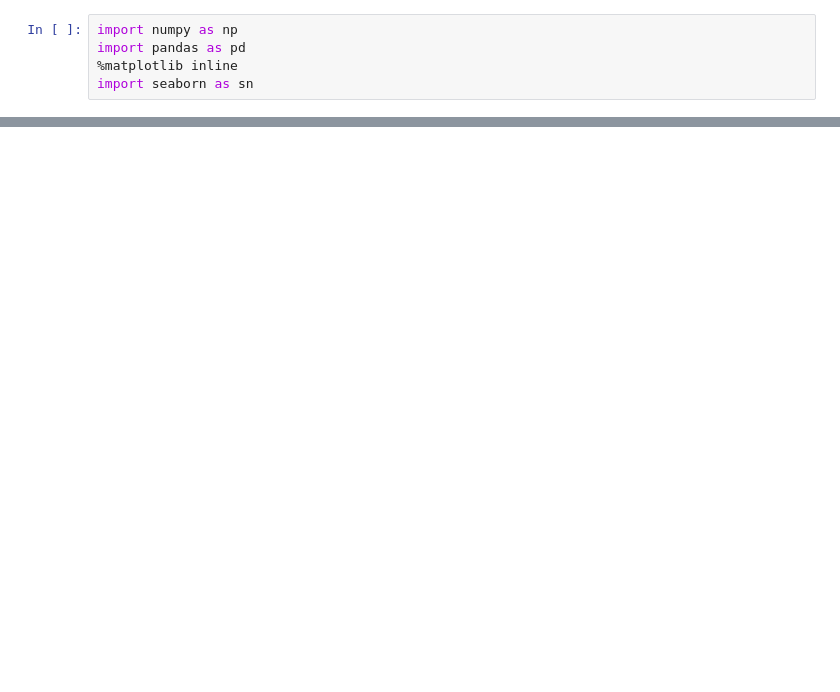
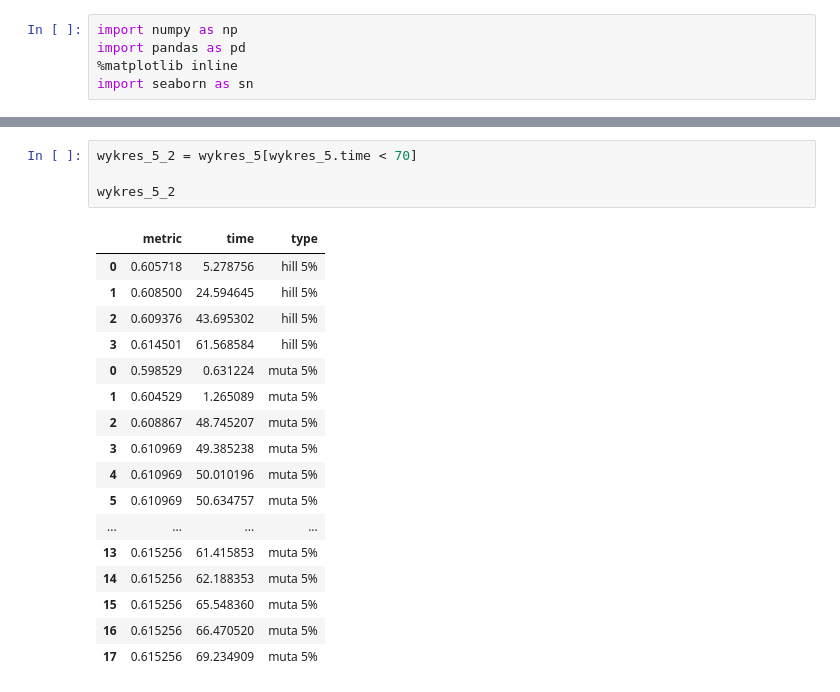
Before and after one commit to zmysloony/xgboost-params, a Jupyter notebook: Wykresixy.ipynb, the cells around one changed output, grey strips where cells are left out. Cells and saved outputs as stored; diff of their text form; blank space fills up the shorter version.

```diff
--- a/Wykresixy.ipynb
+++ b/Wykresixy.ipynb
@@ -40,0 +106,22 @@ dat
+# %%
+wykres_5_2 = wykres_5[wykres_5.time < 70]
+
+wykres_5_2
+# %% [output]
+|  | metric | time | type |
+| 0 | 0.605718 | 5.278756 | hill 5% |
+| 1 | 0.608500 | 24.594645 | hill 5% |
+| 2 | 0.609376 | 43.695302 | hill 5% |
+| 3 | 0.614501 | 61.568584 | hill 5% |
+| 0 | 0.598529 | 0.631224 | muta 5% |
+| 1 | 0.604529 | 1.265089 | muta 5% |
+| 2 | 0.608867 | 48.745207 | muta 5% |
+| 3 | 0.610969 | 49.385238 | muta 5% |
+| 4 | 0.610969 | 50.010196 | muta 5% |
+| 5 | 0.610969 | 50.634757 | muta 5% |
+| ... | ... | ... | ... |
+| 13 | 0.615256 | 61.415853 | muta 5% |
+| 14 | 0.615256 | 62.188353 | muta 5% |
+| 15 | 0.615256 | 65.548360 | muta 5% |
+| 16 | 0.615256 | 66.470520 | muta 5% |
+| 17 | 0.615256 | 69.234909 | muta 5% |
```
Also changed, not shown: parts of 12 cells of this notebook.
